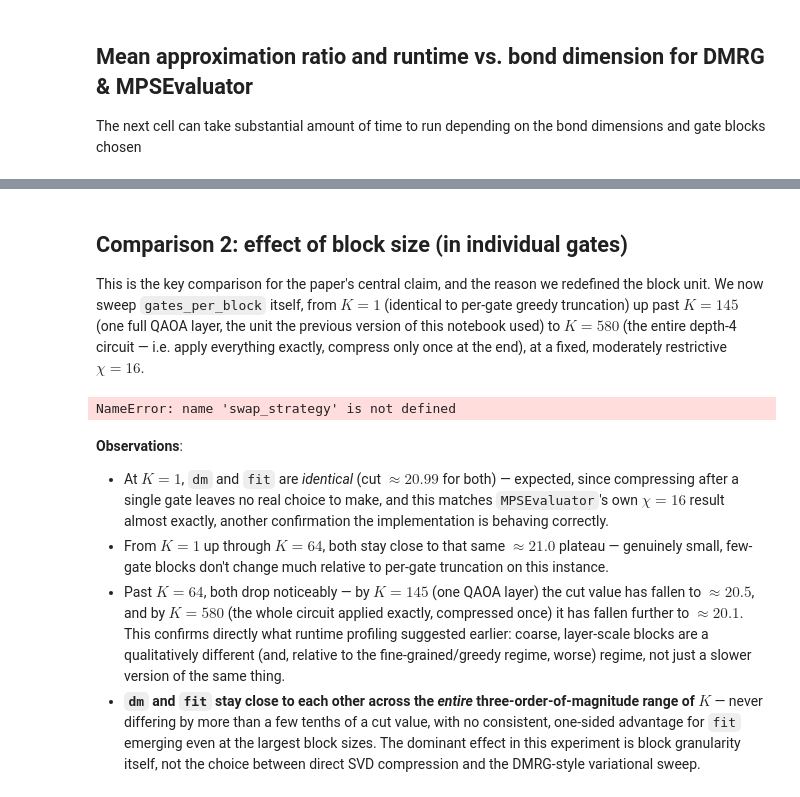
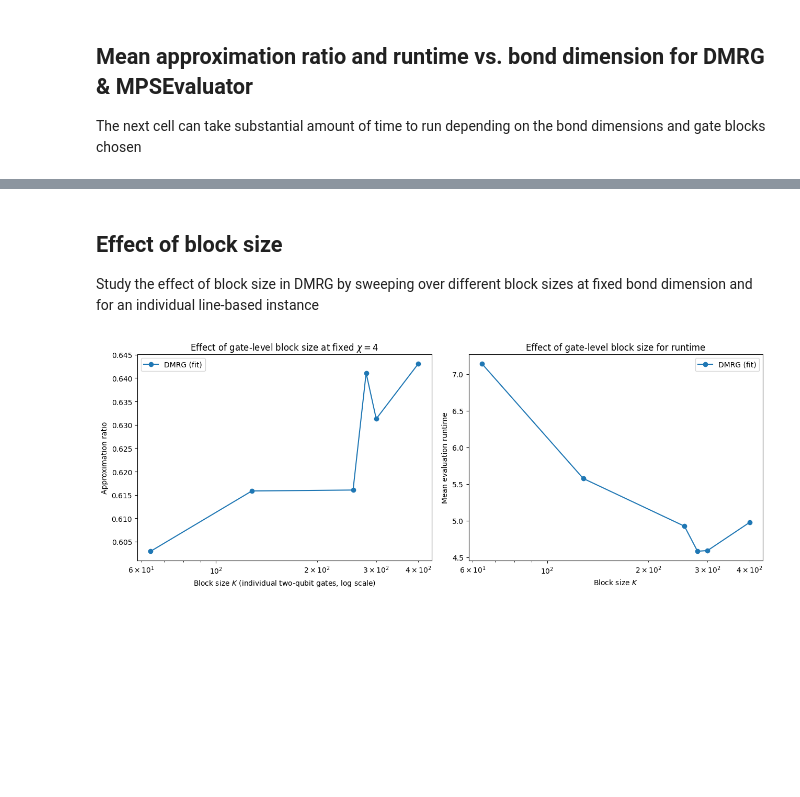
Before and after one commit to Joel323/qaoa_training_pipeline, a Jupyter notebook: how_tos/dmrg_qaoa.ipynb, the cells around one changed output, grey strips where cells are left out. Saved outputs shown, nothing was run; the diff lists cells and outputs as text; code cells hidden in the pictures; blank space fills up the shorter version.

Commit message:
Develop the experiments, add markdown

```diff
--- a/how_tos/dmrg_qaoa.ipynb
+++ b/how_tos/dmrg_qaoa.ipynb
@@ -205,9 +245,16 @@ class DMRGStyleEvaluator:
     """
 
     def __init__(
-        self, max_bond, gates_per_block=1, method="fit", swap_strategy=None, **compress_opts
+        self,
+        max_bond,
+        growth_max_bond=None,
+        gates_per_block=1,
+        method="fit",
+        swap_strategy=None,
+        **compress_opts,
     ):
         self.max_bond = max_bond
+        self.growth_max_bond = growth_max_bond
         self.gates_per_block = gates_per_block
         self.method = method
         self.swap_strategy = swap_strategy
@@ -229,7 +276,7 @@ class DMRGStyleEvaluator:
         circuit = _BlockCompressingCircuit.construct_from_list_of_edges(
             edges,
             truncation_threshold=None,
-            max_bond_dim=None,
+            max_bond_dim=self.growth_max_bond,
             swap_strategy=swap_strategy,
         )
         site_tags = tuple(f"I{i}" for i in range(n_qubits))
@@ -384,38 +498,53 @@ Improvements to the DMRG:
 # %% [markdown]
-## Comparison 2: effect of block size (in individual gates)
+## Effect of block size
 
-This is the key comparison for the paper's central claim, and the reason we redefined the block unit. We now sweep `gates_per_block` itself, from $K=1$ (identical to per-gate greedy truncation) up past $K=145$ (one full QAOA layer, the unit the previous version of this notebook used) to $K=580$ (the entire depth-4 circuit — i.e. apply everything exactly, compress only once at the end), at a fixed, moderately restrictive $\chi=16$.
+Study the effect of block size in DMRG by sweeping over different block sizes at fixed bond dimension and for an individual line-based instance
 # %%
-chi_fixed = 16
-gate_block_sizes = [1, 2, 4, 8, 16, 32, 64, 145, 290, 580]  # 145 = one QAOA layer on this instance
+chi_fixed = 4
+gate_block_sizes = [
+    # 16,
+    # 32,
+    64,
+    128,
+    256,
+    280,
+    300,
+    400,
+]
 
-cut_k = {"DMRG (dm)": [], "DMRG (fit)": []}
+cost_ops = groups[depth][10]["cost_ops"]
+params = groups[depth][10]["opt_angles"]
+s_weights = groups[depth][10]["sums_of_weights"]
+m_maxs = groups[depth][10]["max_cuts"]
+m_mins = groups[depth][10]["min_cuts"]
+
+approx_ratio_k = {"DMRG (fit)": []}
+runtimes = []
 for k in gate_block_sizes:
-    e_dm = DMRGStyleEvaluator(
-        chi_fixed, gates_per_block=k, method="dm", swap_strategy=swap_strategy
-    ).evaluate(cost_op, params)
-    e_fit = DMRGStyleEvaluator(
-        chi_fixed, gates_per_block=k, method="fit", swap_strategy=swap_strategy
-    ).evaluate(cost_op, params)
-    cut_k["DMRG (dm)"].append(energy_to_cut(e_dm))
-    cut_k["DMRG (fit)"].append(energy_to_cut(e_fit))
-
-fig, ax = plt.subplots(figsize=(7, 4.5))
-ax.plot(gate_block_sizes, cut_k["DMRG (dm)"], "o-", color=COLOR_DMRG_DM, label="DMRG (dm)")
-ax.plot(gate_block_sizes, cut_k["DMRG (fit)"], "o-", color=COLOR_DMRG_FIT, label="DMRG (fit)")
-ax.axvline(145, color="0.6", linestyle=":", label="1 QAOA layer (145 gates)")
+    ratios = []
+    start = time.time()
+    for cost_op, params_opt, s_weight, m_min, m_max in zip(
+        cost_ops, params, s_weights, m_mins, m_maxs
+    ):
+        e_fit = DMRGStyleEvaluator(
+            chi_fixed, gates_per_block=k, method="fit", swap_strategy=None
+        ).evaluate(cost_op, params_opt)
+        ratios.append(approximation_ratio(e_fit, s_weight, m_min, m_max))
+    approx_ratio_k["DMRG (fit)"].append(np.mean(ratios))
+    runtimes.append((time.time() - start) / n_instances_per_group)
+fig, (ax, ax_time) = plt.subplots(1, 2, figsize=(13, 5))
+ax.plot(gate_block_sizes, approx_ratio_k["DMRG (fit)"], "o-", label="DMRG (fit)")
 ax.set_xscale("log")
 ax.set_xlabel(r"Block size $K$ (individual two-qubit gates, log scale)")
-ax.set_ylabel("Implied cut value")
+ax.set_ylabel("Approximation ratio")
 ax.set_title(rf"Effect of gate-level block size at fixed $\chi={chi_fixed}$")
 ax.legend()
+ax_time.plot(gate_block_sizes, runtimes, "o-", label="DMRG (fit)")
+ax_time.set_xscale("log")
+ax_time.set_xlabel(r"Block size $K$")
+ax_time.set_ylabel("Mean evaluation runtime")
+ax_time.set_title("Effect of gate-level block size for runtime")
+ax_time.legend()
 fig.tight_layout()
 # %% [output]
-NameError: name 'swap_strategy' is not defined
+[figure, added]
-# %% [markdown]
-**Observations**:
-
-- At $K=1$, `dm` and `fit` are *identical* (cut $\approx 20.99$ for both) — expected, since compressing after a single gate leaves no real choice to make, and this matches `MPSEvaluator`'s own $\chi=16$ result almost exactly, another confirmation the implementation is behaving correctly.
-- From $K=1$ up through $K=64$, both stay close to that same $\approx 21.0$ plateau — genuinely small, few-gate blocks don't change much relative to per-gate truncation on this instance.
-- Past $K=64$, both drop noticeably — by $K=145$ (one QAOA layer) the cut value has fallen to $\approx 20.5$, and by $K=580$ (the whole circuit applied exactly, compressed once) it has fallen further to $\approx 20.1$. This confirms directly what runtime profiling suggested earlier: coarse, layer-scale blocks are a qualitatively different (and, relative to the fine-grained/greedy regime, worse) regime, not just a slower version of the same thing.
-- **`dm` and `fit` stay close to each other across the *entire* three-order-of-magnitude range of $K$** — never differing by more than a few tenths of a cut value, with no consistent, one-sided advantage for `fit` emerging even at the largest block sizes. The dominant effect in this experiment is block granularity itself, not the choice between direct SVD compression and the DMRG-style variational sweep.
```
Also changed, not shown: parts of 10 cells of this notebook.
